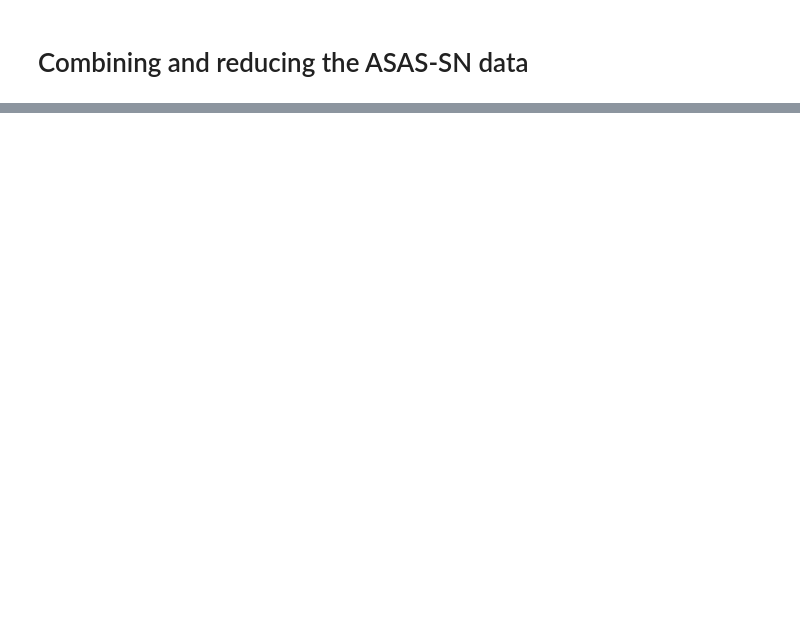
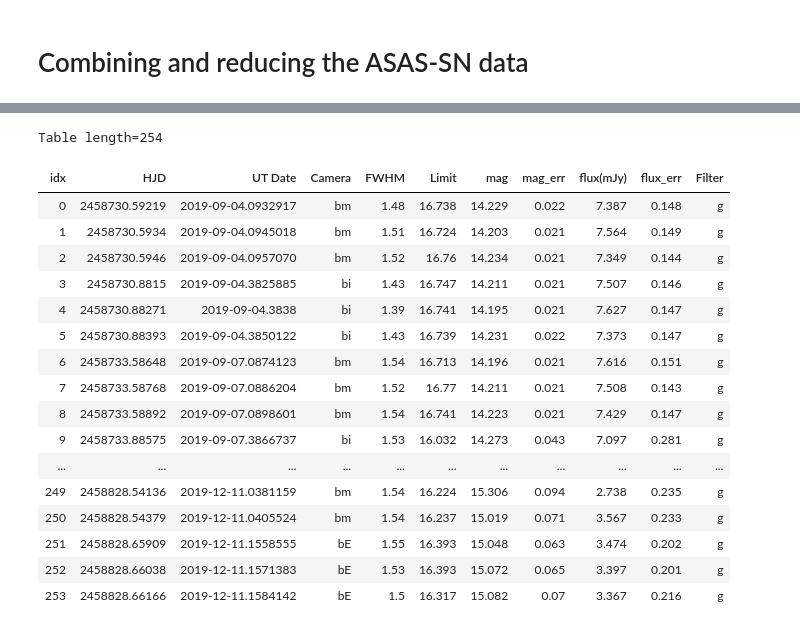
Before and after one commit to mkenworthy/asas-sn-J060000, a Jupyter notebook: data/asassn/merge_asas_tables.ipynb, the cells around one changed output, grey strips where cells are left out. Drawn from its saved outputs; the diff is of its cells as text; code cells hidden in the pictures; blank space fills up the shorter version.

```diff
--- a/data/asassn/merge_asas_tables.ipynb
+++ b/data/asassn/merge_asas_tables.ipynb
@@ -64,3 +47,24 @@ Table masked=True length=2836
+# %%
+tin.show_in_notebook()
+# %% [output]
+Table length=254
+| idx | HJD | UT Date | Camera | FWHM | Limit | mag | mag_err | flux(mJy) | flux_err | Filter |
+| 0 | 2458730.59219 | 2019-09-04.0932917 | bm | 1.48 | 16.738 | 14.229 | 0.022 | 7.387 | 0.148 | g |
+| 1 | 2458730.5934 | 2019-09-04.0945018 | bm | 1.51 | 16.724 | 14.203 | 0.021 | 7.564 | 0.149 | g |
+| 2 | 2458730.5946 | 2019-09-04.0957070 | bm | 1.52 | 16.76 | 14.234 | 0.021 | 7.349 | 0.144 | g |
+| 3 | 2458730.8815 | 2019-09-04.3825885 | bi | 1.43 | 16.747 | 14.211 | 0.021 | 7.507 | 0.146 | g |
+| 4 | 2458730.88271 | 2019-09-04.3838 | bi | 1.39 | 16.741 | 14.195 | 0.021 | 7.627 | 0.147 | g |
+| 5 | 2458730.88393 | 2019-09-04.3850122 | bi | 1.43 | 16.739 | 14.231 | 0.022 | 7.373 | 0.147 | g |
+| 6 | 2458733.58648 | 2019-09-07.0874123 | bm | 1.54 | 16.713 | 14.196 | 0.021 | 7.616 | 0.151 | g |
+| 7 | 2458733.58768 | 2019-09-07.0886204 | bm | 1.52 | 16.77 | 14.211 | 0.021 | 7.508 | 0.143 | g |
+| 8 | 2458733.58892 | 2019-09-07.0898601 | bm | 1.54 | 16.741 | 14.223 | 0.021 | 7.429 | 0.147 | g |
+| 9 | 2458733.88575 | 2019-09-07.3866737 | bi | 1.53 | 16.032 | 14.273 | 0.043 | 7.097 | 0.281 | g |
+| ... | ... | ... | ... | ... | ... | ... | ... | ... | ... | ... |
+| 249 | 2458828.54136 | 2019-12-11.0381159 | bm | 1.54 | 16.224 | 15.306 | 0.094 | 2.738 | 0.235 | g |
+| 250 | 2458828.54379 | 2019-12-11.0405524 | bm | 1.54 | 16.237 | 15.019 | 0.071 | 3.567 | 0.233 | g |
+| 251 | 2458828.65909 | 2019-12-11.1558555 | bE | 1.55 | 16.393 | 15.048 | 0.063 | 3.474 | 0.202 | g |
+| 252 | 2458828.66038 | 2019-12-11.1571383 | bE | 1.53 | 16.393 | 15.072 | 0.065 | 3.397 | 0.201 | g |
+| 253 | 2458828.66166 | 2019-12-11.1584142 | bE | 1.5 | 16.317 | 15.082 | 0.07 | 3.367 | 0.216 | g |
 # %%
 
 plt.hist(t['flux_err'],bins=100, range=(0,5));
```
Also changed, not shown: parts of 4 cells of this notebook, 10 other files.
